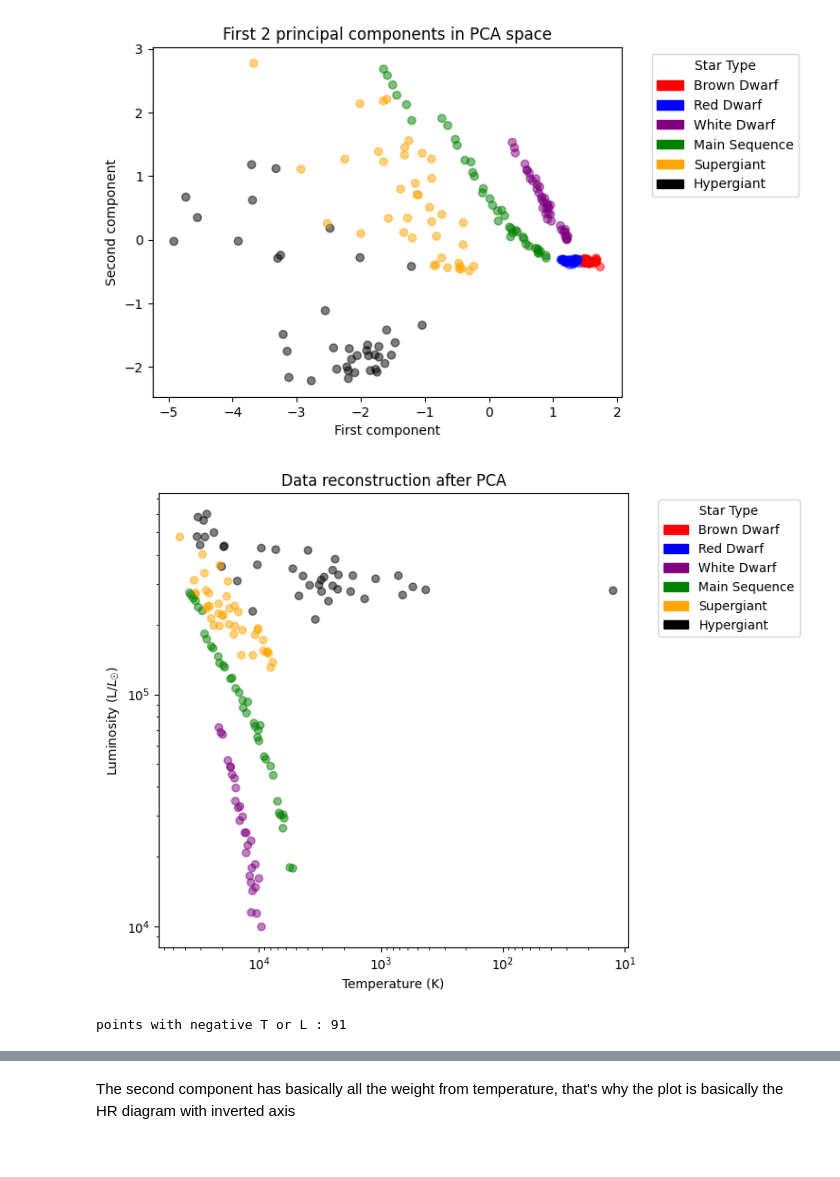
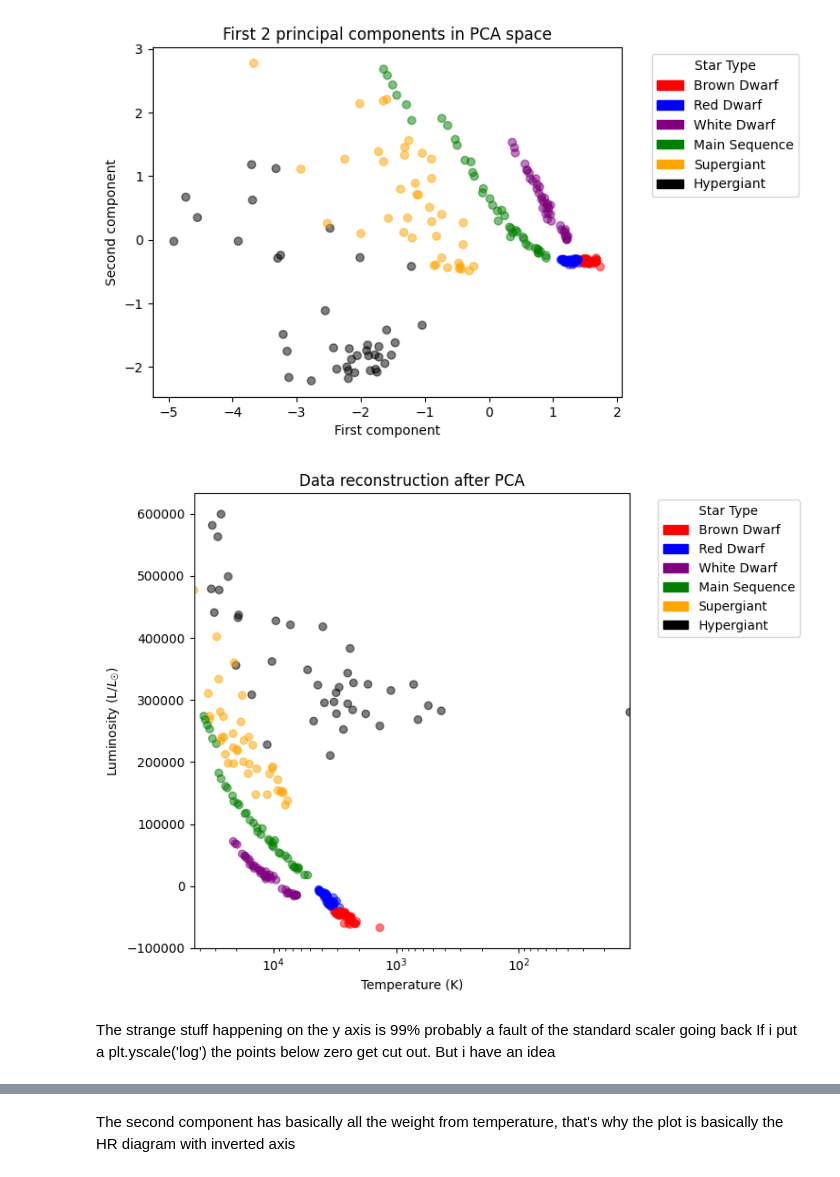
Before and after one commit to RiccardoFanton/astrostatistics_bicocca_2026, a Jupyter notebook: working/Lecture_15.ipynb, the cells around one changed output, grey strips where cells are left out. Cells and saved outputs as stored; diff of their text form; code cells hidden in the pictures.

```diff
--- a/working/Lecture_15.ipynb
+++ b/working/Lecture_15.ipynb
@@ -121,25 +121,24 @@ The explained variance is: 0.8385817508043482
 # %%
 #back into the original space we should get the original data (sort of)
 data_back = pca.inverse_transform(data_pca)
 data_rec = scaler.inverse_transform(data_back)
 
 plt.figure(figsize=(8, 6))
 plt.scatter(data_rec[:, 0], data_rec[:, 1], c=colors, alpha=0.5)
 plt.xlabel("Temperature (K)")
 plt.ylabel("Luminosity (L/$L_☉$)")
+plt.title("Data reconstruction after PCA")
 plt.xscale('log')
-plt.yscale('log')
-plt.xlim(max(data_rec[:, 0])*1.5, min(data_rec[:, 0])*0.75)
-plt.title("Data reconstruction after PCA")
+#plt.yscale('log')
+plt.xlim(max(data_rec[:, 0]), min(data_rec[:, 0]))
 plt.legend(handles=legend_handles, title="Star Type",
            bbox_to_anchor=(1.05, 1), loc='upper left')
 plt.tight_layout()
 plt.show()
-#lost 2 populations???
 # %% [output]
-[figure, old version]
+[figure, new version]
-# %%
-print('points with negative T or L :', (data_rec[:, :2] <= 0).any(axis=1).sum()) #while reconstructing T/L have reached negative values and so are left outside the plot!
-# %% [output]
-points with negative T or L : 91
+# %% [markdown]
+The strange stuff happening on the y axis is 99% probably a fault of the standard scaler going back
+If i put a plt.yscale('log') the points below zero get cut out.
+But i have an idea
 # %%
```
Also changed, not shown: parts of 4 cells of this notebook.
